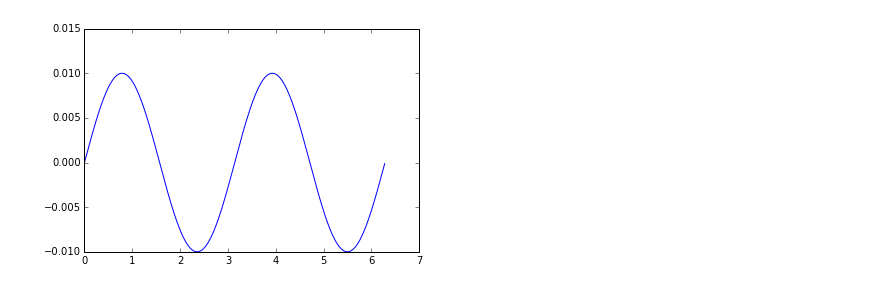
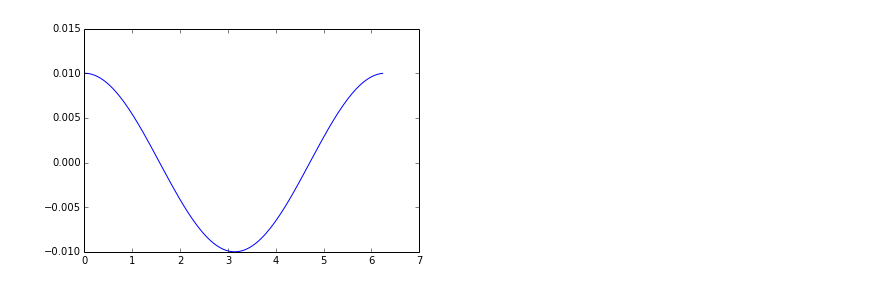
Before and after one commit to shigh/pyes1, a Jupyter notebook: 1d2v-wave.ipynb, the cells around one changed output. Drawn from its saved outputs; the diff is of its cells as text; code cells hidden in the pictures.

```diff
--- a/1d2v-wave.ipynb
+++ b/1d2v-wave.ipynb
@@ -9,26 +9,33 @@ import matplotlib.pyplot as plt
 from matplotlib import animation
 from collections import namedtuple
 # %%
-nt = 100
-nx = 512
+do_anim = False
+nt = 150
+nx = 32
 L  = 2*np.pi
 dx = L/nx
-dt = 0.1
+dt = 0.2
 B0 = 0
 
-N_e = 2**10
+N_e = 2**7
 N_i  = N_e
-n0 = np.linspace(0., L, N_e+1)[:-1]
-n1 = .01*np.sin(2*n0*(2*np.pi/L))
-init_pos = n0 + n1
-n0i  = np.linspace(0., L, N_i+1)[:-1]
+x0 = np.linspace(0., L, N_e+1)[:-1]
+n0 = N_e/L
+k = 1*2*np.pi/L
+x1 = .01*np.cos(x0*k)
+init_pos = x0 + x1
+x0i  = np.linspace(0., L, N_i+1)[:-1]
 normalize(init_pos, L)
 
-electron = Species(-1., 1., N_e,
+wp2 = 1.
+q = wp2/n0
+m = q
+
+electron = Species(-q, m, N_e,
                    init_pos,
                    np.zeros(N_e), np.zeros(N_e))
-ion      = Species(1., -1., N_i,
-                   n0i,
+ion      = Species(+q, -1., N_i,
+                   x0i,
                    np.zeros(N_i), np.zeros(N_i))
 
 species = [electron, ion]
@@ -38,8 +45,7 @@ xp, vx, vy, E, phi = pic(species, nx, dx, nt, dt, L, B0,
                          solver_method="FFT",
                          weight_method="CIC",
                          interp_method="CIC")
-
-
-wp = np.sqrt(N_e/L**3)
-wp
+wp = np.sqrt(wp2)
+print 'wp:', wp, 'q: ', q, 'm: ', m
+print L/N_e
 # %% [output]
@@ -55,7 +80,7 @@ plt.plot(np.cos(wp*np.linspace(0,dt*nt, nt))*np.max(sx))
 # %%
 # density of init particle positions
 x_vals = np.linspace(0., L, N_e+1)[:-1]
-plt.plot(x_vals, n1);
+plt.plot(x_vals, x1);
 # %% [output]
-[figure, old version]
+[figure, new version]
 # %%
```
Also changed, not shown: parts of 5 cells of this notebook.
